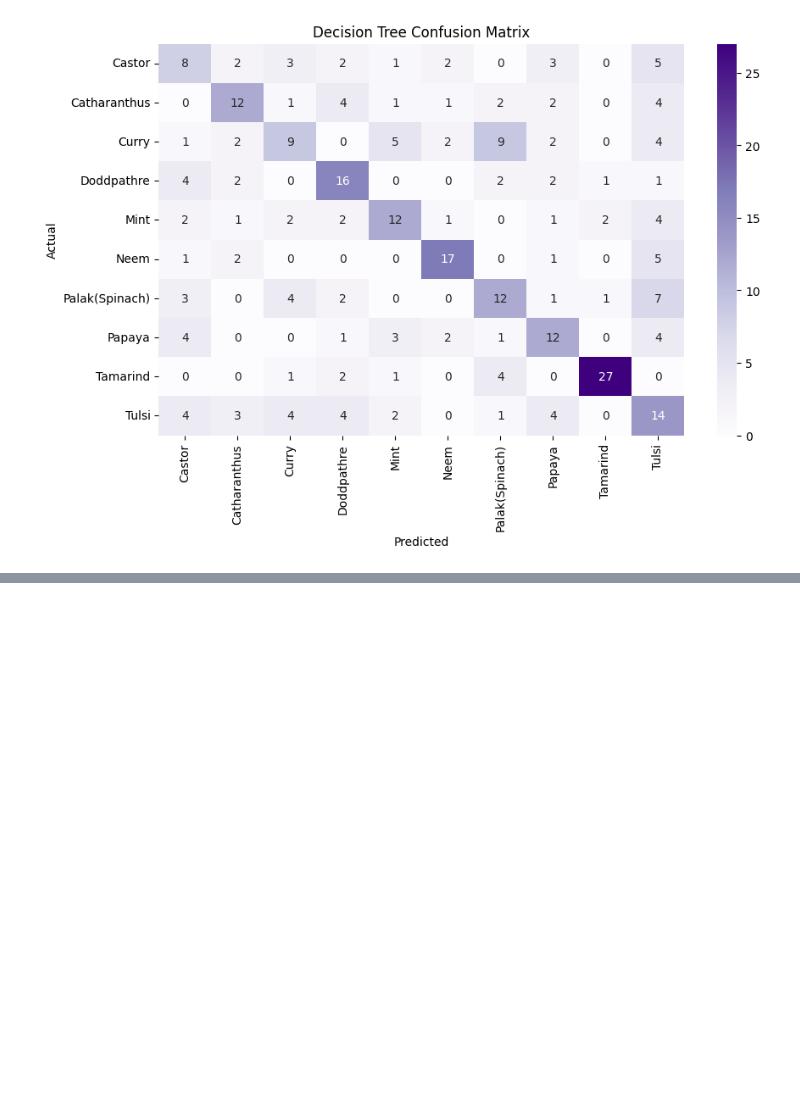
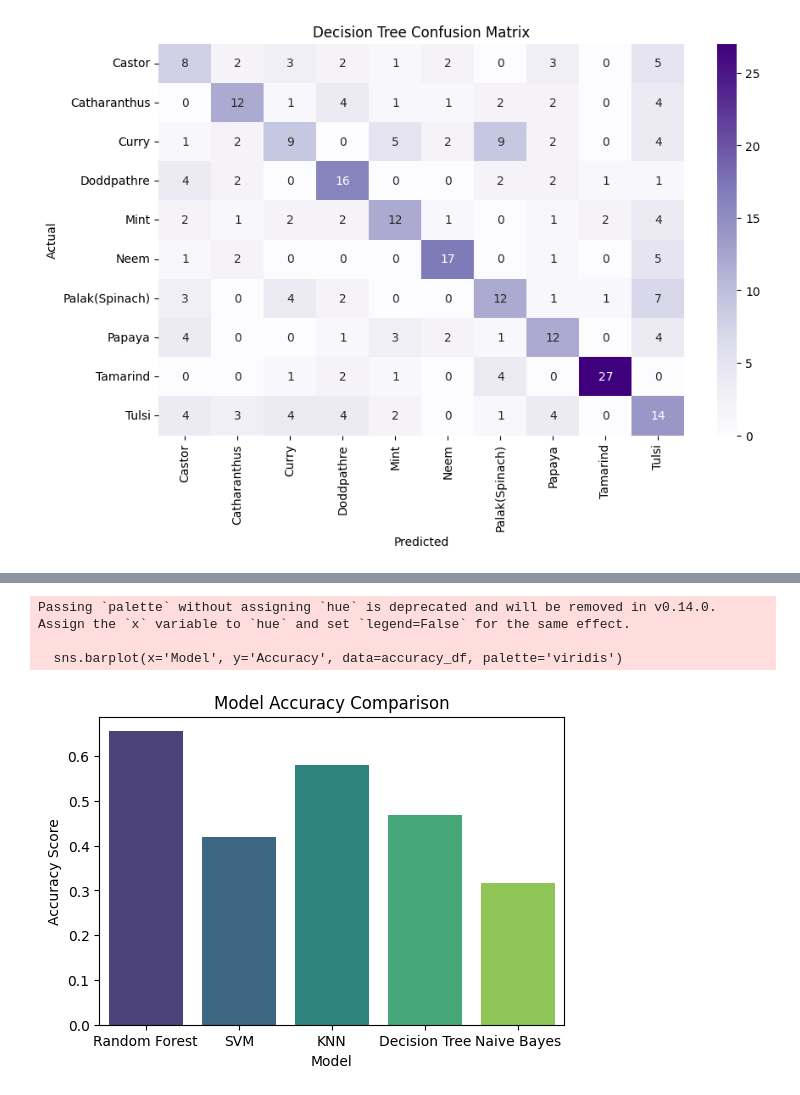
Before and after one commit to ananthu-m-01/medical-image-classification-openCV, a Jupyter notebook: Implementation/ColorBasedModel.ipynb, the cells around one changed output, grey strips where cells are left out. Cells and saved outputs as stored; diff of their text form; code cells hidden in the pictures; blank space fills up the shorter version.

```diff
--- a/Implementation/ColorBasedModel.ipynb
+++ b/Implementation/ColorBasedModel.ipynb
@@ -221,0 +267,25 @@ Palak(Spinach)       0.39      0.40      0.39        30
+# %%
+# Initialize a dictionary to store model names and their accuracy scores
+model_accuracies = {
+    'Random Forest': accuracy_score(y_test, y_pred)*100,
+    'SVM': accuracy_score(y_test, y_pred_svm),
+    'KNN': accuracy_score(y_test, y_pred_knn),
+    'Decision Tree': accuracy_score(y_test, y_pred_dt),
+    'Naive Bayes': accuracy_score(y_test, y_pred_nb)
+}
+
+# Convert dictionary to DataFrame for easy visualization
+accuracy_df = pd.DataFrame(list(model_accuracies.items()), columns=['Model', 'Accuracy'])
+
+# Display the accuracy table
+# Apply styling to the accuracy DataFrame
+styled_accuracy_df = accuracy_df.style.set_table_styles([
+    {'selector': 'thead th', 'props': [('background-color', 'lightblue'), ('color', 'black'), ('font-weight', 'bold')]},
+    {'selector': 'tbody td', 'props': [('background-color', 'lightgray'), ('color', 'black')]},
+    {'selector': 'tr:nth-child(odd)', 'props': [('background-color', 'whitesmoke')]},  # Alternate row colors
+    {'selector': 'tr:nth-child(even)', 'props': [('background-color', 'white')]},  # Alternate row colors
+    {'selector': 'table', 'props': [('border-collapse', 'collapse'), ('width', '100%')]},  # Table properties
+])
+
+# Display the styled table
+styled_accuracy_df
@@ -221,0 +299,13 @@ Palak(Spinach)       0.39      0.40      0.39        30
+# %%
+# Plotting the accuracy of all models
+plt.figure(figsize=(6, 4))
+sns.barplot(x='Model', y='Accuracy', data=accuracy_df, palette='viridis')
+plt.title('Model Accuracy Comparison')
+plt.ylabel('Accuracy Score')
+plt.xlabel('Model')
+plt.show()
+# %% [output]
+Passing `palette` without assigning `hue` is deprecated and will be removed in v0.14.0. Assign the `x` variable to `hue` and set `legend=False` for the same effect.
+
+  sns.barplot(x='Model', y='Accuracy', data=accuracy_df, palette='viridis')
+[figure, added]
```
Also changed, not shown: parts of 6 cells of this notebook.
